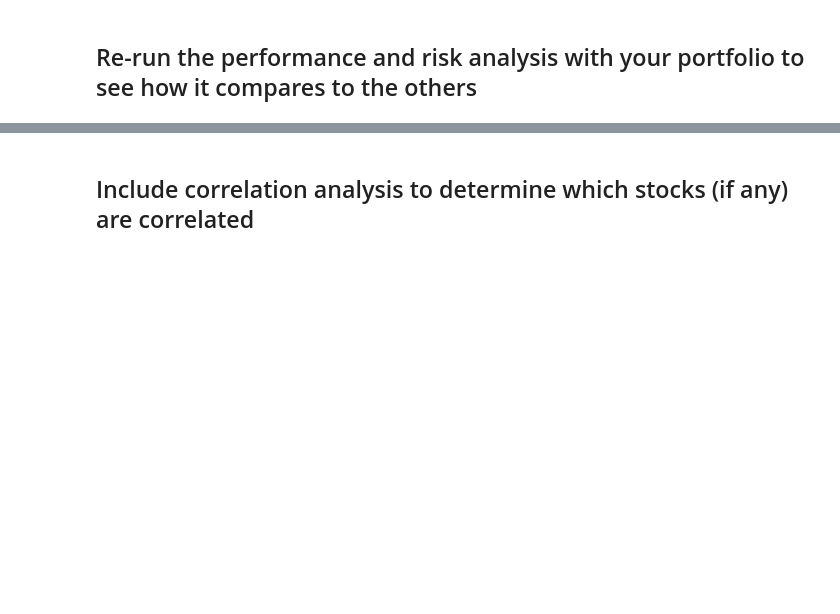
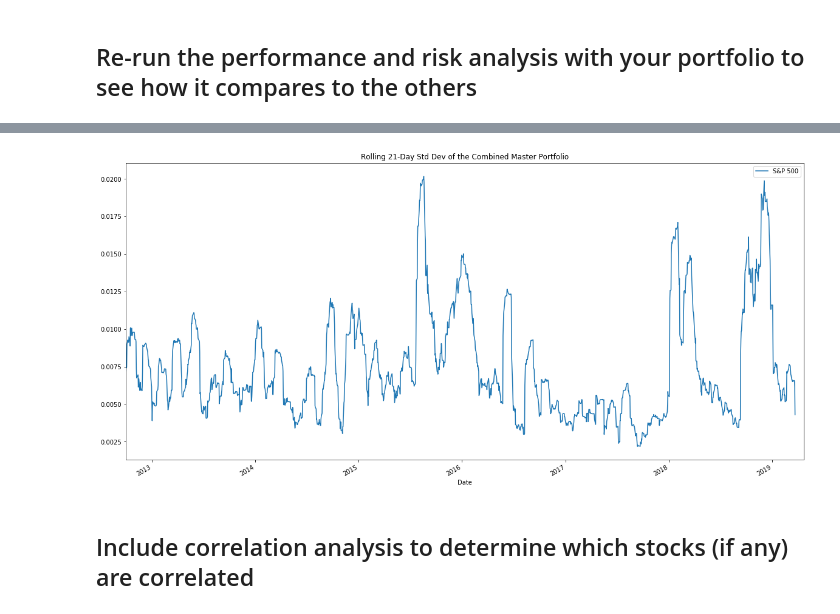
Before and after one commit to JD-FinTech/03_Homework, a Jupyter notebook: whale_analysis2.ipynb, the cells around one changed output, grey strips where cells are left out. Saved outputs shown, nothing was run; the diff lists cells and outputs as text; code cells hidden in the pictures; blank space fills up the shorter version.

```diff
--- a/whale_analysis2.ipynb
+++ b/whale_analysis2.ipynb
@@ -588,3 +717,11 @@ weights = [1/3, 1/3, 1/3]
+# %%
+# Rolling
+# YOUR CODE HERE
+
+master_std_roll = master_df.rolling(window=21).std()
+master_std_roll = rolling_std_sp500.plot(figsize=(20,10), title="Rolling 21-Day Std Dev of the Combined Master Portfolio")
+# %% [output]
+[figure, added]
 # %%
 # Beta
 # YOUR CODE HERE
```
Also changed, not shown: parts of 16 cells of this notebook.
